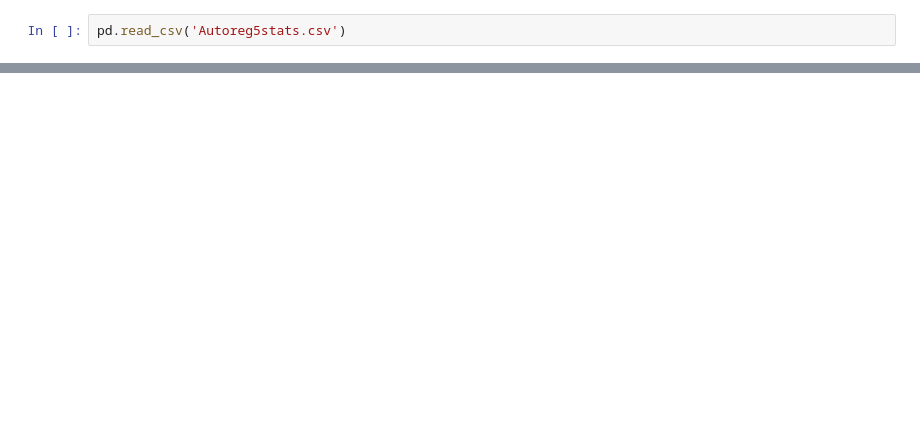
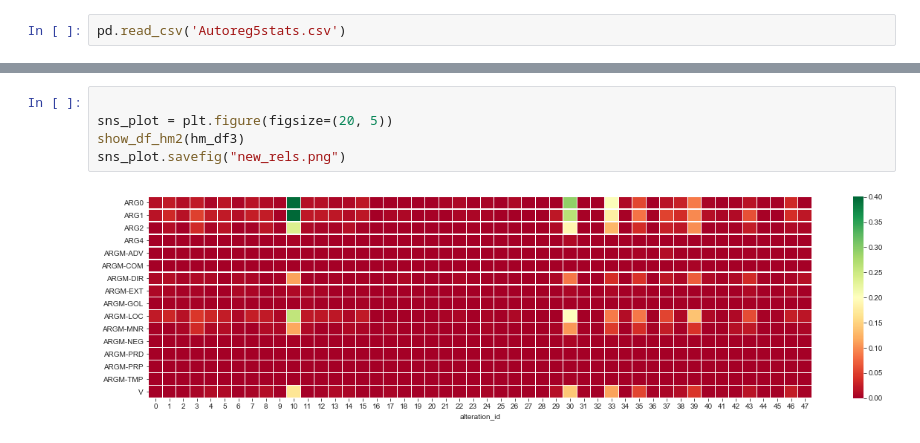
Before and after one commit to ghazi-f/QKVAE, a Jupyter notebook: disentanglement_transformer/Model_Analysis.ipynb, the cells around one changed output, grey strips where cells are left out. Saved outputs shown, nothing was run; the diff lists cells and outputs as text; blank space fills up the shorter version.

```diff
--- a/disentanglement_transformer/Model_Analysis.ipynb
+++ b/disentanglement_transformer/Model_Analysis.ipynb
@@ -717,0 +950,7 @@ pd.read_csv('Autoreg5stats.csv')
+# %%
+
+sns_plot = plt.figure(figsize=(20, 5))
+show_df_hm2(hm_df3)
+sns_plot.savefig("new_rels.png")
+# %% [output]
+[figure, added]
```
Also changed, not shown: parts of 17 cells of this notebook.
